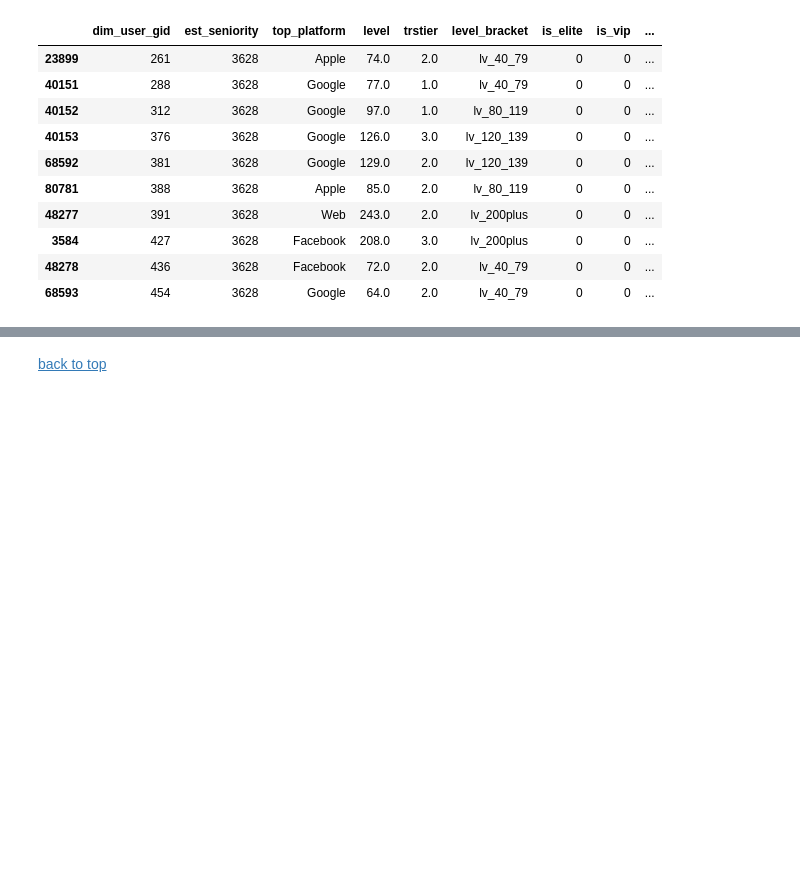
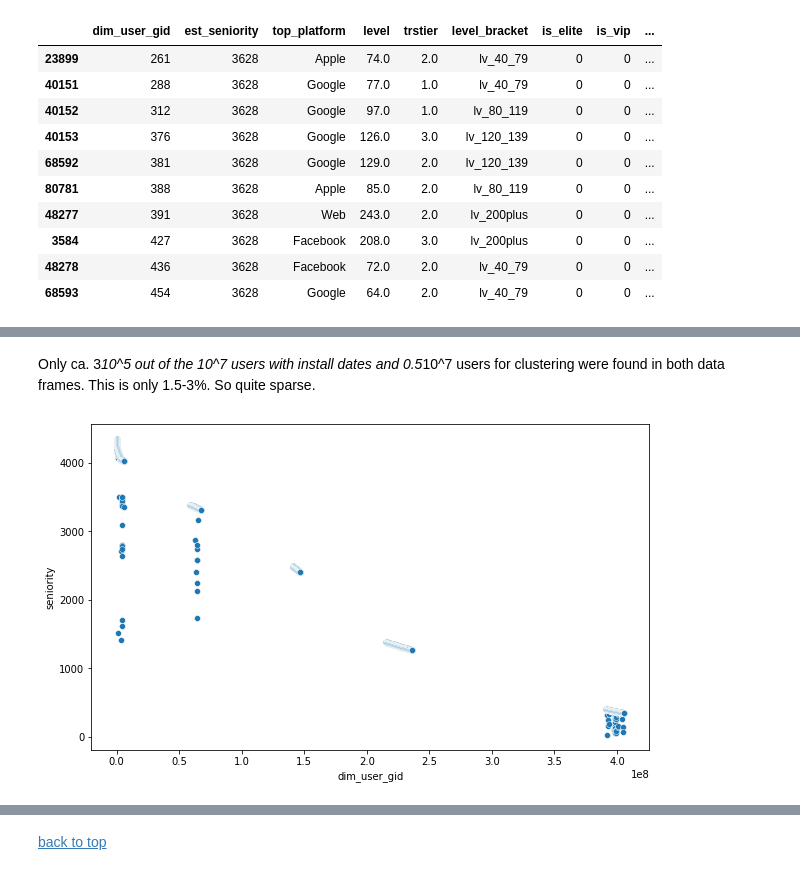
Before and after one commit to AlexanderLoebel/Homogeneity, a Jupyter notebook: Exploratory Data Analysis of the historical features - Part 1.ipynb, the cells around one changed output, grey strips where cells are left out. Saved outputs shown, nothing was run; the diff lists cells and outputs as text; code cells hidden in the pictures; blank space fills up the shorter version.

```diff
--- a/Exploratory Data Analysis of the historical features - Part 1.ipynb
+++ b/Exploratory Data Analysis of the historical features - Part 1.ipynb
@@ -464,0 +536,24 @@ data_for_clustering.head(10)
+# %%
+def find_users_in_both_data_and_target_frames(data_frame, target_frame, sort = True, by_column = 'dim_user_gid'):
+
+    result = pd.merge(data_frame, target_frame, on = by_column)
+    # keeping only the seniority columns
+    result = result[['dim_user_gid', 'seniority', 'est_seniority']]
+
+    print("\nA short summary:")
+    print("There are {} different rows, and {} different columns.".format(result.shape[0], result.shape[1]))
+    print("There are {} *nan* values at the dim_user_gid column.".format((result.shape[0] - result['dim_user_gid'].count())))
+    print("There are {} unique values at the dim_user_gid column.".format(result['dim_user_gid'].nunique()))
+
+    result = result.drop_duplicates(subset=["dim_user_gid"], keep='last')
+    if sort:
+        result = result.sort_values(by = ['dim_user_gid'])
+
+    print("\nKeeping only the last entry of each duplicate.\nThe end data frame has {} rows.".format(result.shape[0]))
+    print("It was sorted by the dim_user_gid column.\n")
+
+    return result
+# %%
+# Finding the users that exist in both data frames - the data used for clustering, and the data with
+# the install dates
+seniority_df = find_users_in_both_data_and_target_frames(data_for_clustering, data_install_date)
@@ -464,0 +569,11 @@ data_for_clustering.head(10)
+# %% [markdown]
+Only ca. 3*10^5 out of the 10^7 users with install dates and 0.5*10^7 users for clustering were found in both data frames. This is only 1.5-3%. So quite sparse.
+# %%
+fig = plt.figure(figsize = (10, 6))
+sb.scatterplot(x = seniority_df.columns[0],
+               y = seniority_df.columns[1],
+               data = seniority_df)
+
+plt.show()
+# %% [output]
+[figure, added]
```
Also changed, not shown: parts of 15 cells of this notebook, 2 other files.
